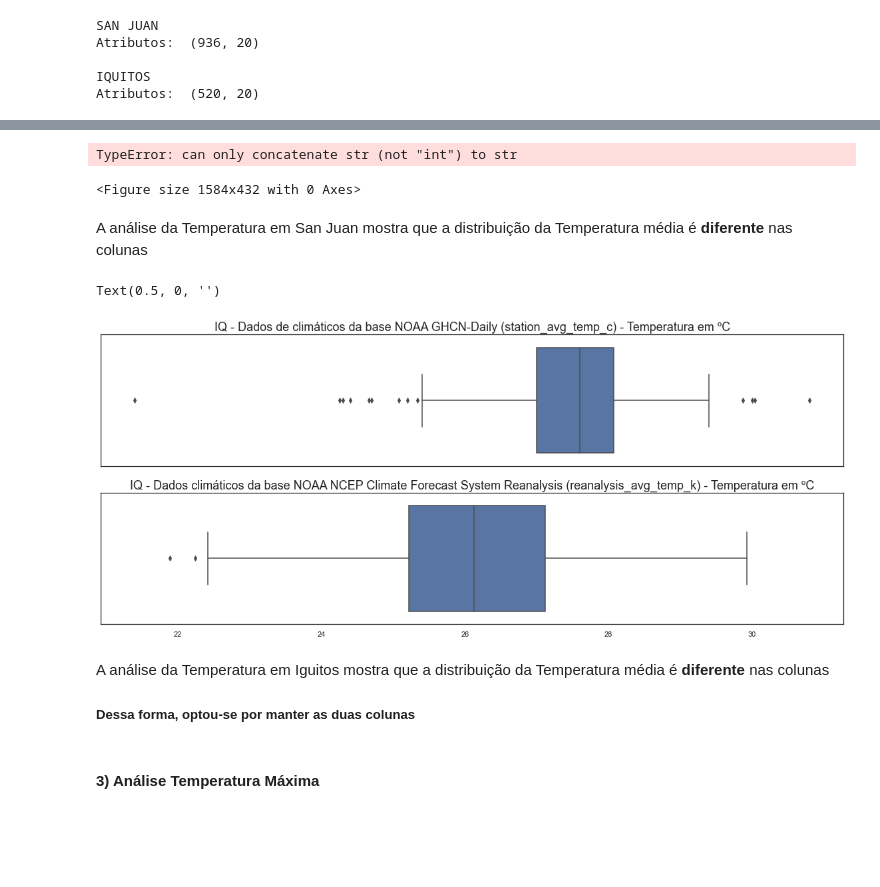
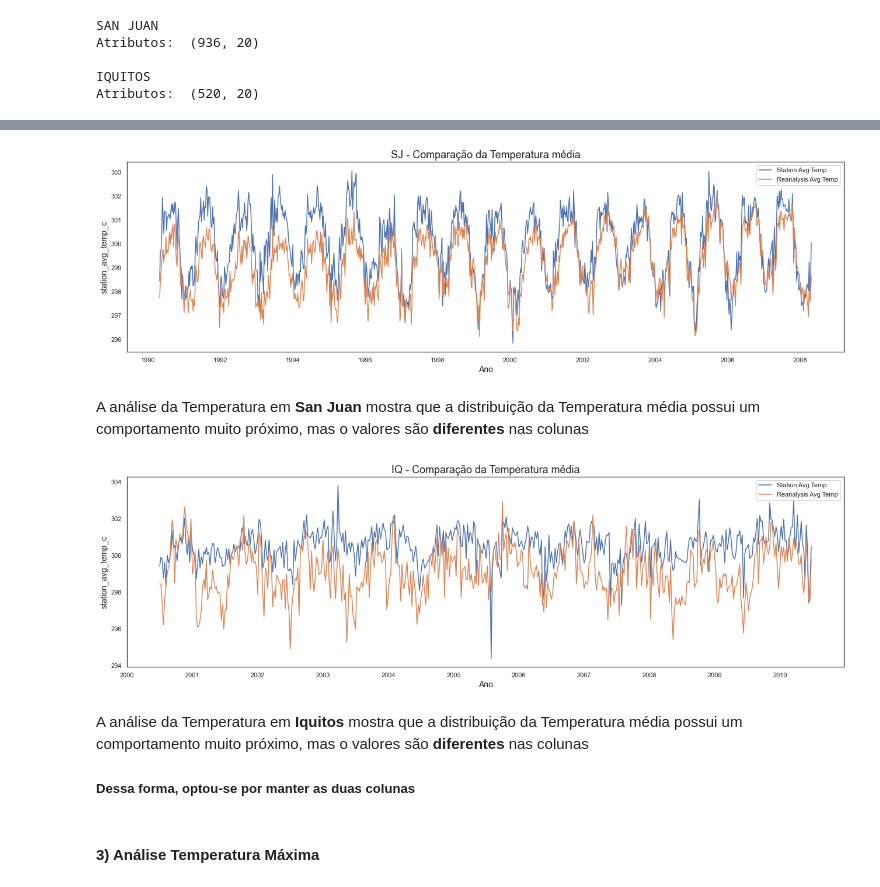
Before and after one commit to ciencia-dados-ifsp-grupo5/DengAI, a Jupyter notebook: notebooks/dengAI.ipynb, the cells around one changed output, grey strips where cells are left out. Drawn from its saved outputs; the diff is of its cells as text; code cells hidden in the pictures; blank space fills up the shorter version.

```diff
--- a/notebooks/dengAI.ipynb
+++ b/notebooks/dengAI.ipynb
@@ -427,28 +430,14 @@ Optamos por comparar a Temperatura em $K$ para evitar valores negativos
 # %%
-sj_features['station_avg_temp_c'] = sj_features['station_avg_temp_c'] + 273
+# Gráfico de linha
+plt.figure(figsize=(22,6))
+sns.lineplot(data = sj_features, y = 'station_avg_temp_c', x = 'week_start_date', label = 'Station Avg Temp')
+sns.lineplot(data = sj_features, y = 'reanalysis_avg_temp_k', x = 'week_start_date', label = 'Reanalysis Avg Temp')
 
-plt.figure(figsize=(22,6))
-sns.lineplot(data = sj_features, y = 'station_avg_temp_c', x = 'week_start_date')
-sns.lineplot(data = sj_features, y = 'reanalysis_avg_temp_k', x = 'week_start_date')
-
-plt.title('Interpolação dos valores faltantes para Temperatura média de Iquitos', fontsize='18')
-plt.xlabel('Tempo', fontsize='14')
+plt.title('SJ - Comparação da Temperatura média', fontsize='18')
+plt.xlabel('Ano', fontsize='14')
+plt.legend()
 plt.show()
 # %% [output]
-TypeError: can only concatenate str (not "int") to str
-<Figure size 1584x432 with 0 Axes>
+[figure, added]
 # %% [markdown]
-A análise da Temperatura em San Juan mostra que a distribuição da Temperatura média é **diferente** nas colunas
+A análise da Temperatura em **San Juan** mostra que a distribuição da Temperatura média possui um comportamento muito próximo, mas o valores são **diferentes** nas colunas
-# %%
-fig, axs = plt.subplots(2, sharex=True, figsize=(20,8))
-
-sns.boxplot(x=iq_features.station_avg_temp_c , ax=axs[0])
-axs[0].set_title('IQ - Dados de climáticos da base NOAA GHCN-Daily (station_avg_temp_c) - Temperatura em ºC' )
-axs[0].set_xlabel('')
-
-sns.boxplot(x=iq_features.reanalysis_avg_temp_k - 273 , ax=axs[1])
-axs[1].set_title('IQ - Dados climáticos da base NOAA NCEP Climate Forecast System Reanalysis (reanalysis_avg_temp_k) - Temperatura em ºC')
-axs[1].set_xlabel('')
-# %% [output]
-Text(0.5, 0, '')
-[figure, removed]
@@ -455,5 +447,17 @@ Text(0.5, 0, '')
+# %%
+# Gráfico de linha
+plt.figure(figsize=(22,6))
+sns.lineplot(data = iq_features, y = 'station_avg_temp_c', x = 'week_start_date', label = 'Station Avg Temp')
+sns.lineplot(data = iq_features, y = 'reanalysis_avg_temp_k', x = 'week_start_date', label = 'Reanalysis Avg Temp')
+
+plt.title('IQ - Comparação da Temperatura média', fontsize='18')
+plt.xlabel('Ano', fontsize='14')
+plt.legend()
+plt.show()
+# %% [output]
+[figure, added]
 # %% [markdown]
-A análise da Temperatura em Iguitos mostra que a distribuição da Temperatura média é **diferente** nas colunas
+A análise da Temperatura em **Iquitos** mostra que a distribuição da Temperatura média possui um comportamento muito próximo, mas o valores são **diferentes** nas colunas
 
 
 ##### Dessa forma, optou-se por manter as duas colunas
```
Also changed, not shown: parts of 4 cells of this notebook.
